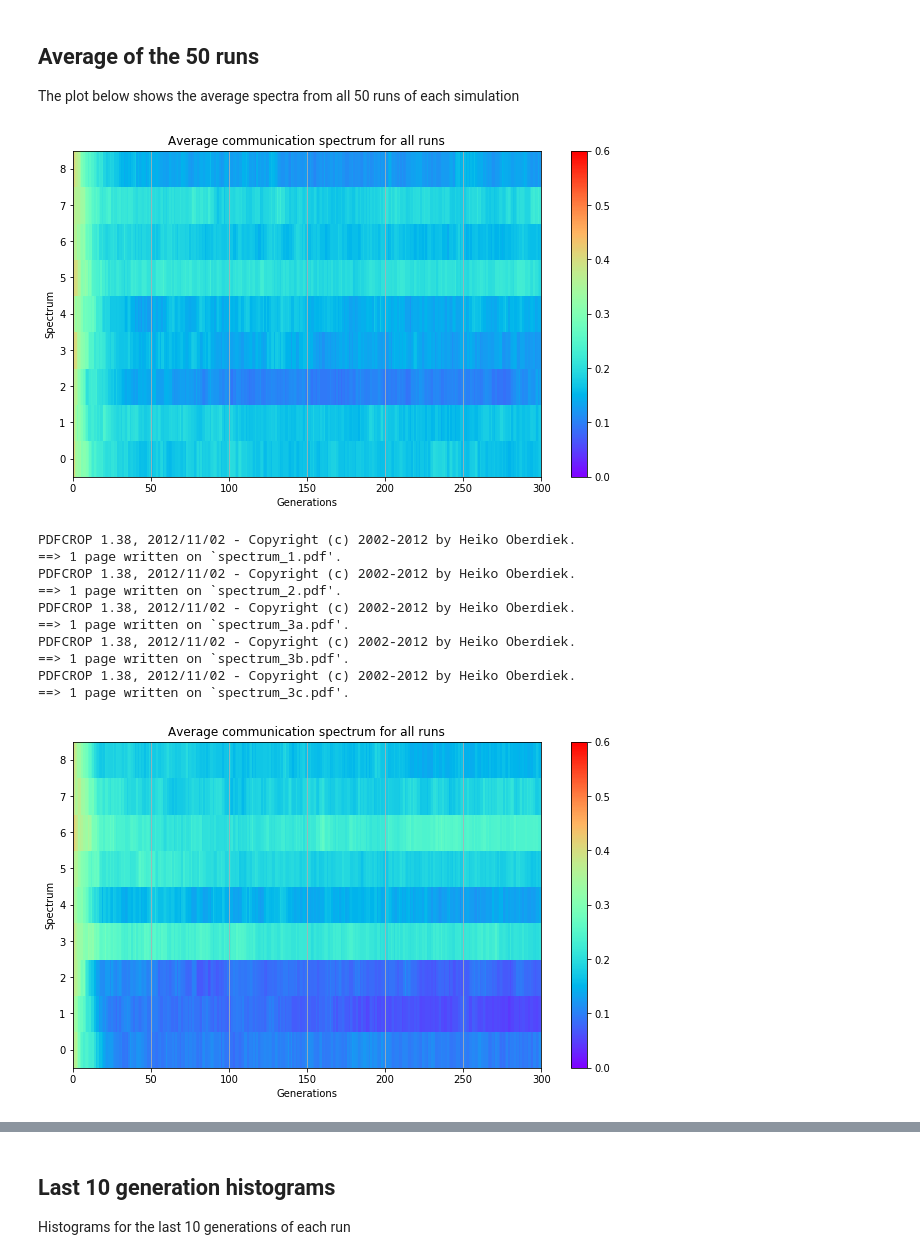
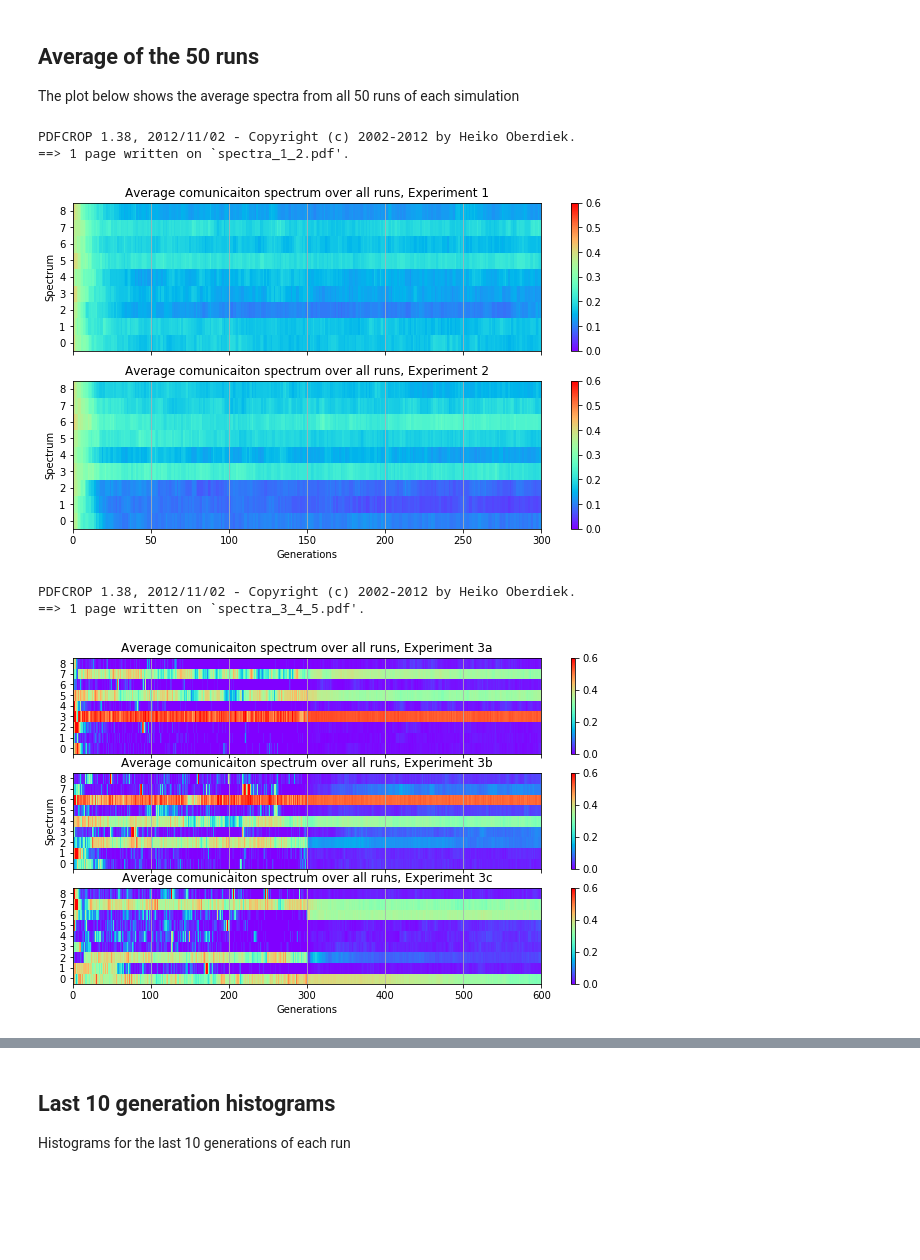
Before and after one commit to dkadish/EvolvingSonicNiches, a Jupyter notebook: runs/images_for_publication.ipynb, the cells around one changed output, grey strips where cells are left out. Cells and saved outputs as stored; diff of their text form; code cells hidden in the pictures; blank space fills up the shorter version.

```diff
--- a/runs/images_for_publication.ipynb
+++ b/runs/images_for_publication.ipynb
@@ -58,27 +60,55 @@ for i, (spectrum, specy) in enumerate(zip(spectra,species)):
 ## Average of the 50 runs
 
 The plot below shows the average spectra from all 50 runs of each simulation
+# %%
+filename = 'spectra_1_2.svg'
+pdf_filename = 'spectra_1_2.pdf'
+
+fig, axes = plt.subplots(2, 1, sharex=True, sharey=True, figsize=(10.5,6))
+for ax, experiment, spectrum in zip(axes, experiment_names[:2], spectra[:2]):
+    plt.sca(ax)
+    visualize.dataframe.plot_spectrum(spectrum, vmin=0.0, vmax=0.6, view=False, close=False, filename=None,
+                                      title='Average comunicaiton spectrum over all runs, Experiment {}'.format(experiment))
+
+axes.flatten()[0].set_xlabel('')
+
+plt.savefig(filename)
+!cairosvg {filename} -o {pdf_filename}
+!pdfcrop {pdf_filename} {pdf_filename}
+# %% [output]
+PDFCROP 1.38, 2012/11/02 - Copyright (c) 2002-2012 by Heiko Oberdiek.
+==> 1 page written on `spectra_1_2.pdf'.
+[figure, added]
 # %%
-for experiment, spectrum in zip(experiment_names, spectra):
-    filename = 'spectrum_{}.svg'.format(experiment)
-    pdf_filename = 'spectrum_{}.pdf'.format(experiment)
-    if experiment[0] == '3':
-        figsize = (10.5,3)
-    else:
-        figsize = (10.5,6)
-    visualize.dataframe.plot_spectrum(spectrum, vmin=0.0, vmax=0.6, view=True, filename=filename, figsize=figsize)
-    !cairosvg {filename} -o {pdf_filename}
-    !pdfcrop {pdf_filename} {pdf_filename}
+filename = 'spectra_3_4_5.svg'
+pdf_filename = 'spectra_3_4_5.pdf'
+
+fig, axes = plt.subplots(3, 1, sharex=True, sharey=True, figsize=(10.5,6))
+for ax, experiment, spectrum in zip(axes, experiment_names[2:], spectra[2:]):
+    plt.sca(ax)
+    visualize.dataframe.plot_spectrum(spectrum, vmin=0.0, vmax=0.6, view=False, close=False, filename=None,
+                                      title='Average comunicaiton spectrum over all runs, Experiment {}'.format(experiment))
+
+axes.flatten()[0].set_xlabel('')
+axes.flatten()[0].set_ylabel('')
+axes.flatten()[1].set_xlabel('')
+axes.flatten()[2].set_ylabel('')
+
+plt.savefig(filename)
+!cairosvg {filename} -o {pdf_filename}
+!pdfcrop {pdf_filename} {pdf_filename}
+
+# for experiment, spectrum in zip(experiment_names, spectra):
+#     filename = 'spectrum_{}.svg'.format(experiment)
+#     pdf_filename = 'spectrum_{}.pdf'.format(experiment)
+#     if experiment[0] == '3':
+#         figsize = (10.5,3)
+#     else:
+#         figsize = (10.5,6)
+#     visualize.dataframe.plot_spectrum(spectrum, vmin=0.0, vmax=0.6, view=True, filename=filename, figsize=figsize)
+#     !cairosvg {filename} -o {pdf_filename}
+#     !pdfcrop {pdf_filename} {pdf_filename}
 # %% [output]
+PDFCROP 1.38, 2012/11/02 - Copyright (c) 2002-2012 by Heiko Oberdiek.
+==> 1 page written on `spectra_3_4_5.pdf'.
-[figure, old version]
+[figure, new version]
-PDFCROP 1.38, 2012/11/02 - Copyright (c) 2002-2012 by Heiko Oberdiek.
-==> 1 page written on `spectrum_1.pdf'.
-PDFCROP 1.38, 2012/11/02 - Copyright (c) 2002-2012 by Heiko Oberdiek.
-==> 1 page written on `spectrum_2.pdf'.
-PDFCROP 1.38, 2012/11/02 - Copyright (c) 2002-2012 by Heiko Oberdiek.
-==> 1 page written on `spectrum_3a.pdf'.
-PDFCROP 1.38, 2012/11/02 - Copyright (c) 2002-2012 by Heiko Oberdiek.
-==> 1 page written on `spectrum_3b.pdf'.
-PDFCROP 1.38, 2012/11/02 - Copyright (c) 2002-2012 by Heiko Oberdiek.
-==> 1 page written on `spectrum_3c.pdf'.
-[figure, removed]
```
Also changed, not shown: parts of 13 cells of this notebook, 3 other files.
